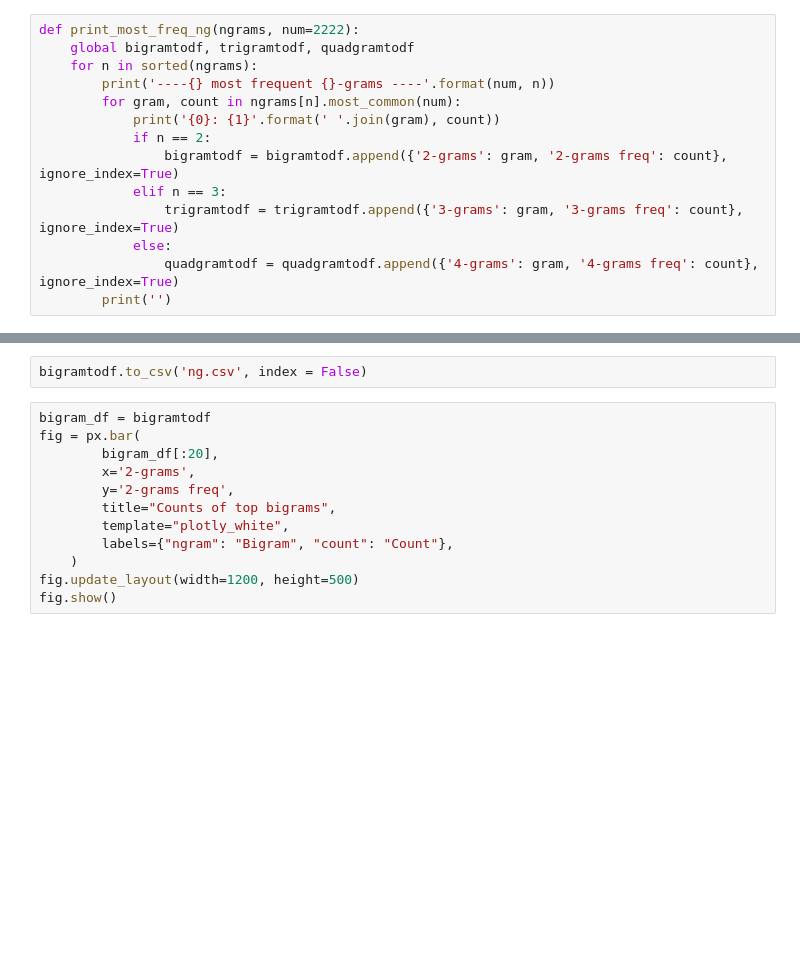
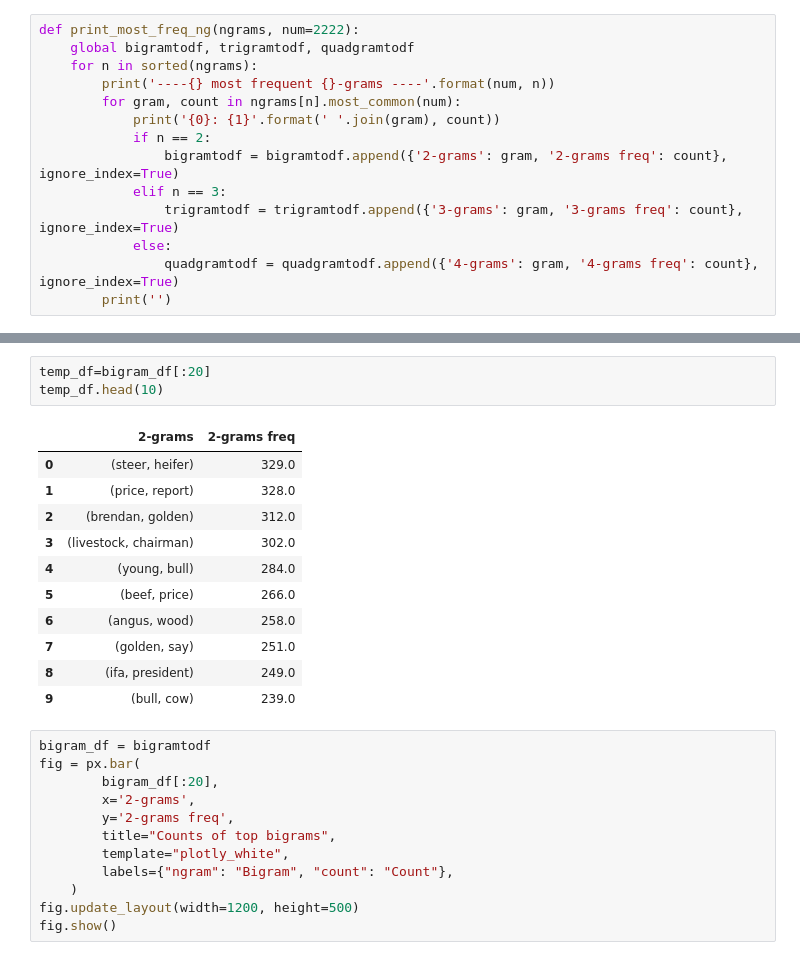
Before and after one commit to TahirAwwad/agriculture-data-analytics, a Jupyter notebook: notebooks/ngrams and topic formation.ipynb, the cells around one changed output, grey strips where cells are left out. Drawn from its saved outputs; the diff is of its cells as text; blank space fills up the shorter version.

```diff
--- a/notebooks/ngrams and topic formation.ipynb
+++ b/notebooks/ngrams and topic formation.ipynb
@@ -240,5 +202,18 @@ memory usage: 34.8+ KB
-# %%
-bigramtodf.to_csv('ng.csv', index = False)
+# %%
+temp_df=bigram_df[:20]
+temp_df.head(10)
+# %% [output]
+|  | 2-grams | 2-grams freq |
+| 0 | (steer, heifer) | 329.0 |
+| 1 | (price, report) | 328.0 |
+| 2 | (brendan, golden) | 312.0 |
+| 3 | (livestock, chairman) | 302.0 |
+| 4 | (young, bull) | 284.0 |
+| 5 | (beef, price) | 266.0 |
+| 6 | (angus, wood) | 258.0 |
+| 7 | (golden, say) | 251.0 |
+| 8 | (ifa, president) | 249.0 |
+| 9 | (bull, cow) | 239.0 |
 # %%
 bigram_df = bigramtodf
 fig = px.bar(
```
Also changed, not shown: parts of 16 cells of this notebook, 4 other files.
